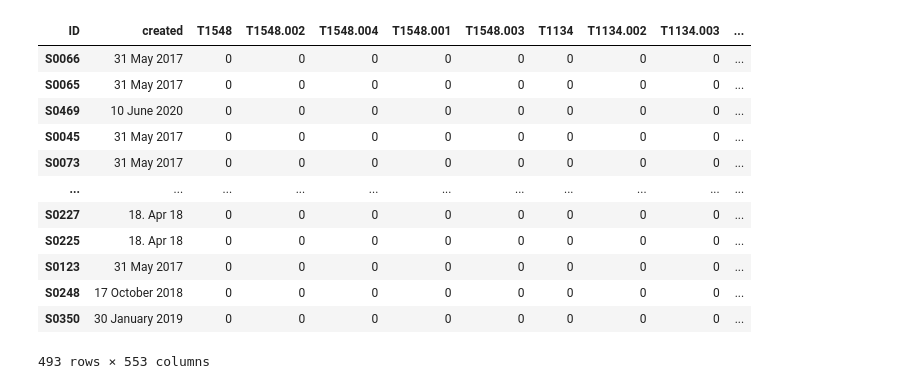
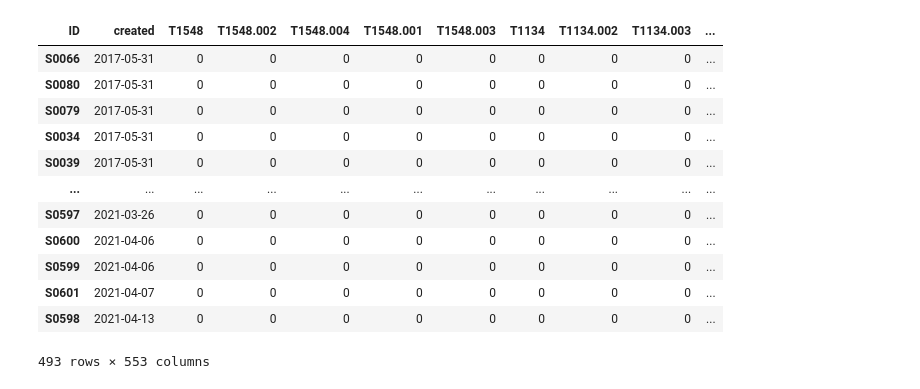
Before and after one commit to tobiasbudig/attack-hypotheses-generation, a Jupyter notebook: ga_model_binary.ipynb, the cells around one changed output. Drawn from its saved outputs; the diff is of its cells as text; code cells hidden in the pictures.

```diff
--- a/ga_model_binary.ipynb
+++ b/ga_model_binary.ipynb
@@ -5,31 +5,30 @@ import matplotlib.pyplot as plt
 import pandas as pd
 import datetime
 # %%
-# read csv and convert creation dates to datetime format
+# read csv, convert creation dates to datetime format, sort column creation date
 csv_file = pd.read_csv(r"C:\Users\Jurek\Documents\Uni\Teamprojekt\attack-hypotheses-generation\matrix-with-timestemps-READY.csv",sep=";")
 csv_file_t = csv_file.T
-#csv_file_t
 new_header = csv_file_t.iloc[0] #grab the first row for the header
 csv_file_t = csv_file_t[1:] #take the data less the header row
 csv_file_t.columns = new_header #set the header row as the df header
-#csv_file_t = csv_file.T
+csv_file_t['created'] = pd.to_datetime(csv_file_t['created'], errors='ignore')
 csv_file_t
-
-csv_file_t['created'] = pd.to_datetime(csv_file_t['created'], format='%Y%m%d', errors='ignore')
-csv_file_t
+csv_file_t.sort_values(by=['created'])
+#csv_file = csv_file_t.T
+#csv_file
 # %% [output]
 | ID | created | T1548 | T1548.002 | T1548.004 | T1548.001 | T1548.003 | T1134 | T1134.002 | T1134.003 | ... |
-| S0066 | 31 May 2017 | 0 | 0 | 0 | 0 | 0 | 0 | 0 | 0 | ... |
-| S0065 | 31 May 2017 | 0 | 0 | 0 | 0 | 0 | 0 | 0 | 0 | ... |
-| S0469 | 10 June 2020 | 0 | 0 | 0 | 0 | 0 | 0 | 0 | 0 | ... |
-| S0045 | 31 May 2017 | 0 | 0 | 0 | 0 | 0 | 0 | 0 | 0 | ... |
-| S0073 | 31 May 2017 | 0 | 0 | 0 | 0 | 0 | 0 | 0 | 0 | ... |
+| S0066 | 2017-05-31 | 0 | 0 | 0 | 0 | 0 | 0 | 0 | 0 | ... |
+| S0080 | 2017-05-31 | 0 | 0 | 0 | 0 | 0 | 0 | 0 | 0 | ... |
+| S0079 | 2017-05-31 | 0 | 0 | 0 | 0 | 0 | 0 | 0 | 0 | ... |
+| S0034 | 2017-05-31 | 0 | 0 | 0 | 0 | 0 | 0 | 0 | 0 | ... |
+| S0039 | 2017-05-31 | 0 | 0 | 0 | 0 | 0 | 0 | 0 | 0 | ... |
 | ... | ... | ... | ... | ... | ... | ... | ... | ... | ... | ... |
-| S0227 | 18. Apr 18 | 0 | 0 | 0 | 0 | 0 | 0 | 0 | 0 | ... |
-| S0225 | 18. Apr 18 | 0 | 0 | 0 | 0 | 0 | 0 | 0 | 0 | ... |
-| S0123 | 31 May 2017 | 0 | 0 | 0 | 0 | 0 | 0 | 0 | 0 | ... |
-| S0248 | 17 October 2018 | 0 | 0 | 0 | 0 | 0 | 0 | 0 | 0 | ... |
-| S0350 | 30 January 2019 | 0 | 0 | 0 | 0 | 0 | 0 | 0 | 0 | ... |
+| S0597 | 2021-03-26 | 0 | 0 | 0 | 0 | 0 | 0 | 0 | 0 | ... |
+| S0600 | 2021-04-06 | 0 | 0 | 0 | 0 | 0 | 0 | 0 | 0 | ... |
+| S0599 | 2021-04-06 | 0 | 0 | 0 | 0 | 0 | 0 | 0 | 0 | ... |
+| S0601 | 2021-04-07 | 0 | 0 | 0 | 0 | 0 | 0 | 0 | 0 | ... |
+| S0598 | 2021-04-13 | 0 | 0 | 0 | 0 | 0 | 0 | 0 | 0 | ... |
 493 rows × 553 columns
 # %%
 # function to create reference solution
```
Also changed, not shown: parts of 7 cells of this notebook.
